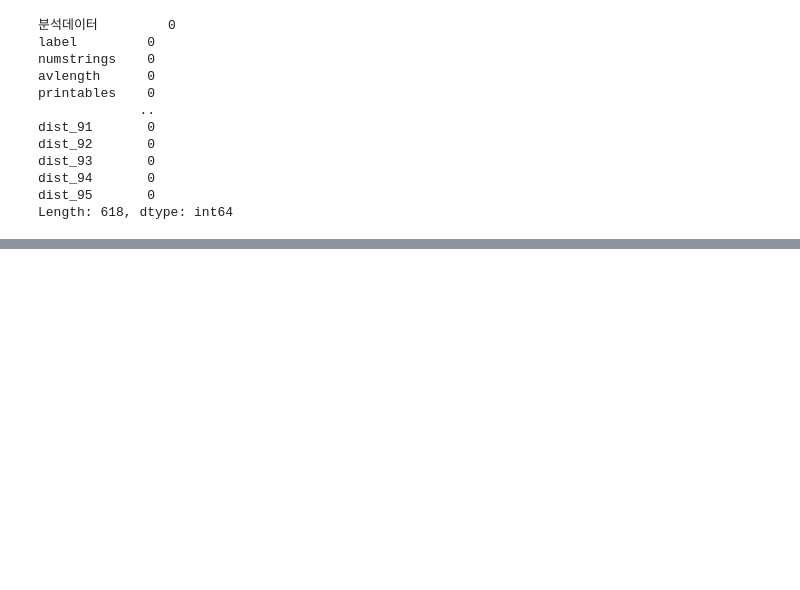
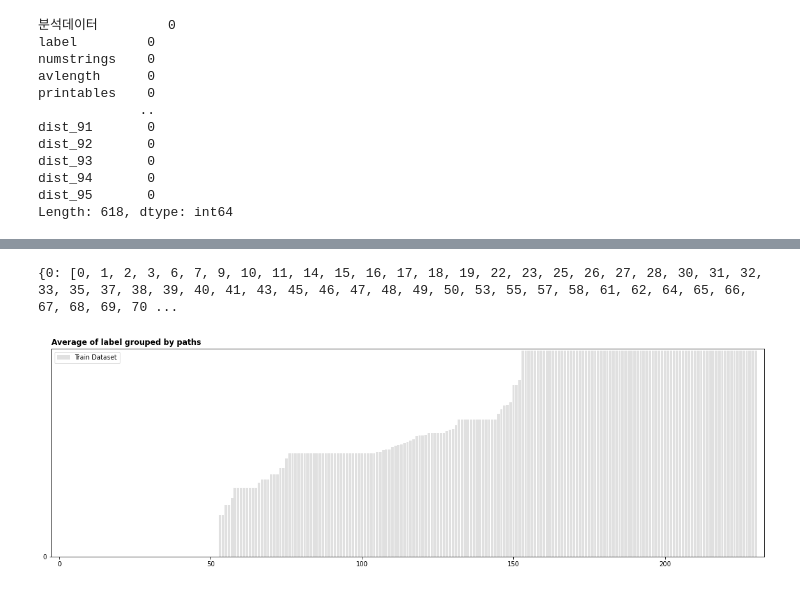
Before and after one commit to Hoseo-IELab/Hoseo_AI_Competition, a Jupyter notebook: Acc100_DataRescale.ipynb, the cells around one changed output, grey strips where cells are left out. Drawn from its saved outputs; the diff is of its cells as text; code cells hidden in the pictures; blank space fills up the shorter version.

```diff
--- a/Acc100_DataRescale.ipynb
+++ b/Acc100_DataRescale.ipynb
@@ -69,0 +164,2 @@ Length: 618, dtype: int64
+# %%
+df_train = df_train.drop(columns=['분석데이터'], axis=1)
@@ -69,0 +205,3 @@ Length: 618, dtype: int64
+# %%
+paths_label = df_train.groupby(['urls'])['label'].mean().sort_values()
+print((paths_label == 0).sum())
@@ -69,0 +226,16 @@ Length: 618, dtype: int64
+# %%
+df_train.groupby(['urls'])['label'].groups
+# %% [output]
+{0: [0, 1, 2, 3, 6, 7, 9, 10, 11, 14, 15, 16, 17, 18, 19, 22, 23, 25, 26, 27, 28, 30, 31, 32, 33, 35, 37, 38, 39, 40, 41, 43, 45, 46, 47, 48, 49, 50, 53, 55, 57, 58, 61, 62, 64, 65, 66, 67, 68, 69, 70 ...
+# %%
+fig, ax = plt.subplots(1, 1, figsize=(20, 6))
+
+ax.bar(range(len(paths_label)), paths_label, alpha=0.7, color='lightgray', label='Train Dataset')
+ax.set_yticks(range(0, 1))
+ax.margins(0.01)
+ax.grid(axis='y', linestyle='--', zorder=5)
+ax.set_title('Average of label grouped by paths', loc='left', fontweight='bold')
+ax.legend()
+plt.show()
+# %% [output]
+[figure, added]
```
Also changed, not shown: parts of 19 cells of this notebook.
